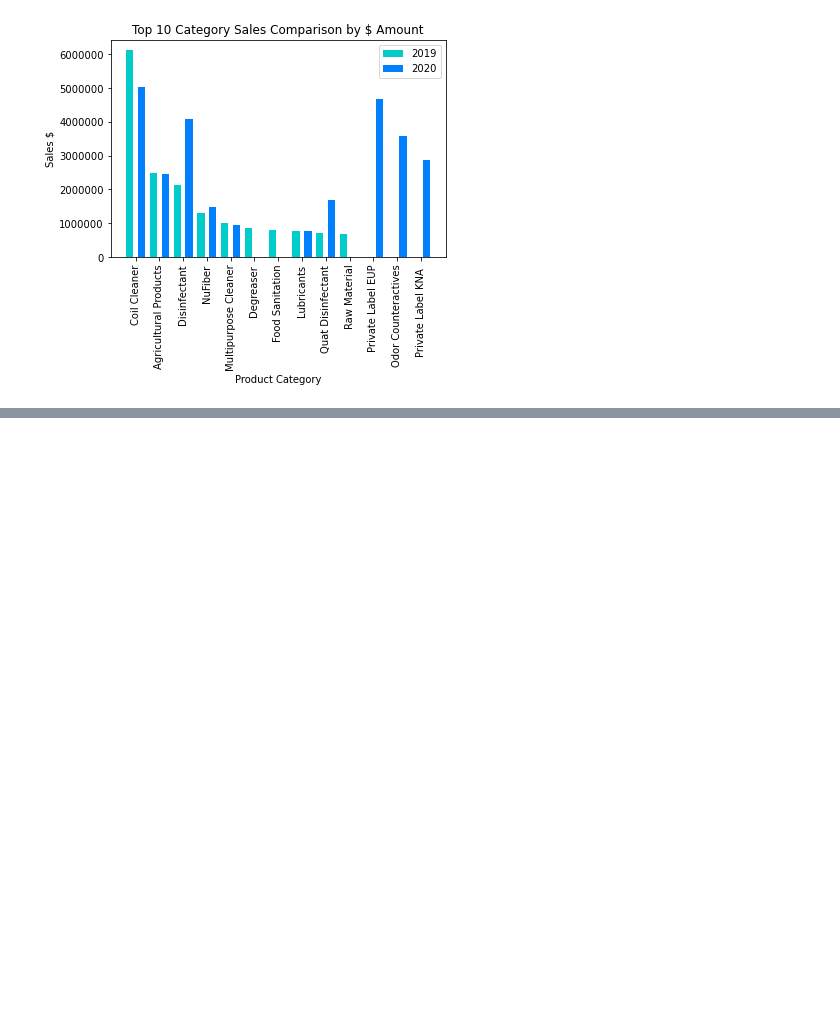
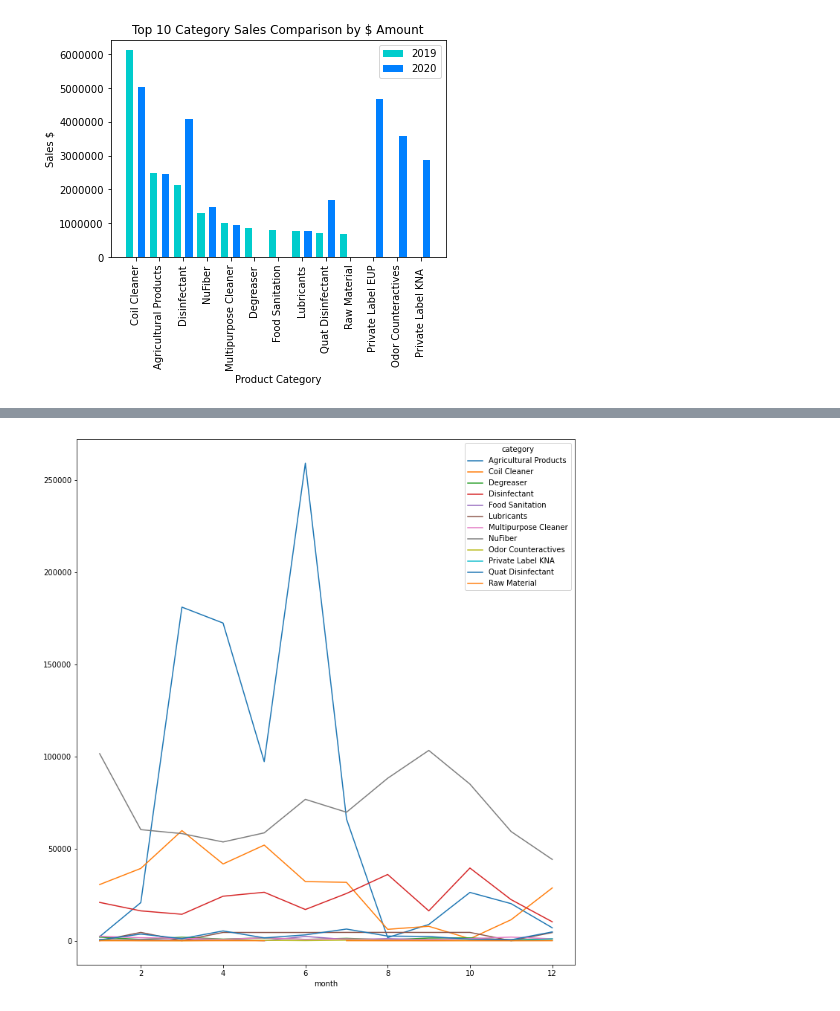
Before and after one commit to aadeba5/Project1, a Jupyter notebook: Nuance_Eric.ipynb, the cells around one changed output, grey strips where cells are left out. Drawn from its saved outputs; the diff is of its cells as text; code cells hidden in the pictures; blank space fills up the shorter version.

Commit message:
Added Monthly Plot

```diff
--- a/Nuance_Eric.ipynb
+++ b/Nuance_Eric.ipynb
@@ -25,6 +25,7 @@ sales_data
 23372 rows × 15 columns
 # %%
 sales_data['year'] = pd.DatetimeIndex(sales_data['Date_Invoice']).year.astype(object)
+sales_data['month'] = pd.DatetimeIndex(sales_data['Date_Invoice']).month.astype(object)
 sales_data
 # %% [output]
 |  | Silo | Silo_Description | Cust_ID | name_cust | id_st | Date_Invoice | id_item | descr_1 | qty_ship | ... |
@@ -226,0 +245,39 @@ plt.show()
+# %%
+#filter data to only grab items from top ten lists
+all_twenty_19 = twenty_19_sales[twenty_19_sales['category'].isin(['NOACIDCOIL', 'AG-MISC.', 'EPA - MISC', 'NuFiber',
+                                                           'NON8000MOD','AC8000 HD', 'MISC SPEC', 'LUBRICANTS',
+                                                           'EPA-QT>8.1', 'NONMFG R/M', "AIRX PROD", 'KARCHER'])]
+all_twenty_20 = twenty_20_sales[twenty_20_sales['category'].isin(['NOACIDCOIL', 'AG-MISC.', 'EPA - MISC', 'NuFiber',
+                                                           'NON8000MOD','AC8000 HD', 'MISC SPEC', 'LUBRICANTS',
+                                                           'EPA-QT>8.1', 'NONMFG R/M', "AIRX PROD", 'KARCHER'])]
+# %%
+
+twenty_19_monthly = all_twenty_19.groupby(['category', 'month']).sum().rename(index={'NOACIDCOIL': 'Coil Cleaner',
+                                        'AG-MISC.':'Agricultural Products',
+                                        'EPA - MISC' : 'Disinfectant',
+                                        'NON8000MOD' : 'Multipurpose Cleaner',
+                                        'AC8000 HD' : 'Degreaser',
+                                        'MISC SPEC': 'Food Sanitation',
+                                        'EPA-QT>8.1': "Quat Disinfectant",
+                                        "AIRX PROD": "Odor Counteractives",
+                                        'LUBRICANTS' : 'Lubricants',
+                                        'NONMFG R/M' : 'Raw Material',
+                                        'EUROPRO' : 'Private Label EUP',
+                                        'KARCHER' : 'Private Label KNA '
+                                       })
+twenty_20_monthly = all_twenty_20.groupby(['category', 'month']).sum().rename(index={'NOACIDCOIL': 'Coil Cleaner',
+                                        'AG-MISC.':'Agricultural Products',
+                                        'EPA - MISC' : 'Disinfectant',
+                                        'NON8000MOD' : 'Multipurpose Cleaner',
+                                        'AC8000 HD' : 'Degreaser',
+                                        'MISC SPEC': 'Food Sanitation',
+                                        'EPA-QT>8.1': "Quat Disinfectant",
+                                        "AIRX PROD": "Odor Counteractives",
+                                        'LUBRICANTS' : 'Lubricants',
+                                        'NONMFG R/M' : 'Raw Material',
+                                        'EUROPRO' : 'Private Label EUP',
+                                        'KARCHER' : 'Private Label KNA '
+                                       })
+#twenty_19_monthly = twenty_19_monthly.reset_index(level=1, drop=False).groupby('category')
+#twenty_20_monthly = twenty_20_monthly.reset_index(level=1, drop=False)
+twenty_19_monthly.head()
@@ -226,0 +292,4 @@ plt.show()
+# %%
+ax=twenty_19_monthly.unstack('category')['qty_ship'].plot(kind='line', figsize=(12,13))
+# %% [output]
+[figure, added]
```
Also changed, not shown: parts of 4 cells of this notebook, 1 other file.
